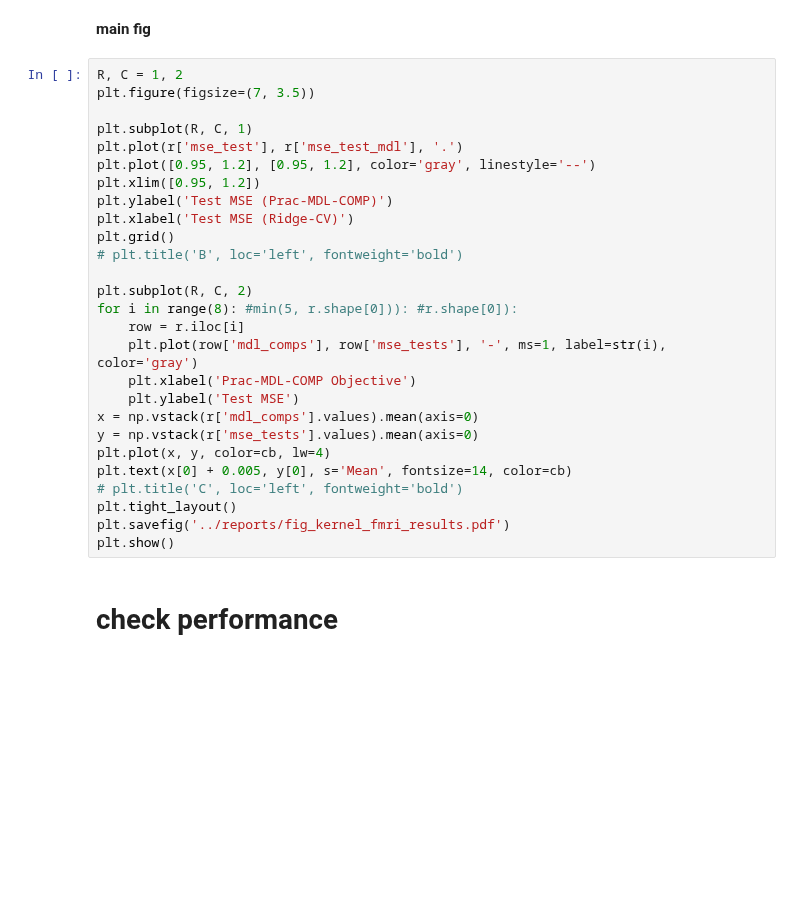
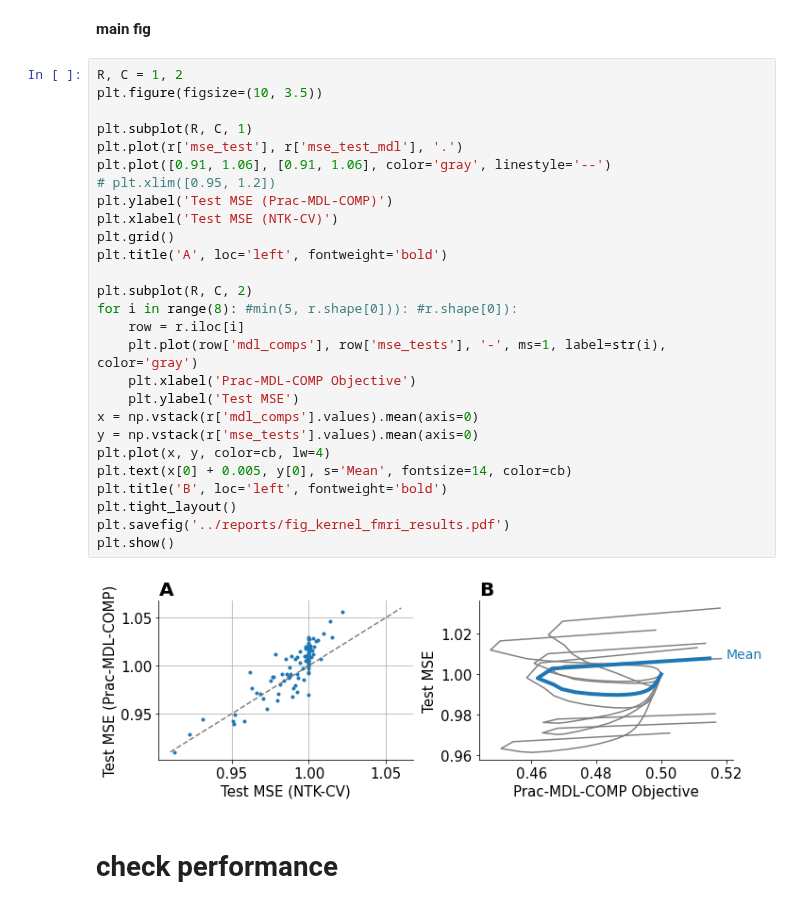
Before and after one commit to csinva/mdl-complexity, a Jupyter notebook: fmri/analyze_fmri_kernel.ipynb, the cells around one changed output. Cells and saved outputs as stored; diff of their text form; blank space fills up the shorter version.

```diff
--- a/fmri/analyze_fmri_kernel.ipynb
+++ b/fmri/analyze_fmri_kernel.ipynb
@@ -43,31 +40,33 @@ cb = '#1f77b4'
 **main fig**
 # %%
 R, C = 1, 2
-plt.figure(figsize=(7, 3.5))
+plt.figure(figsize=(10, 3.5))
 
 plt.subplot(R, C, 1)
 plt.plot(r['mse_test'], r['mse_test_mdl'], '.')
-plt.plot([0.95, 1.2], [0.95, 1.2], color='gray', linestyle='--')
-plt.xlim([0.95, 1.2])
+plt.plot([0.91, 1.06], [0.91, 1.06], color='gray', linestyle='--')
+# plt.xlim([0.95, 1.2])
 plt.ylabel('Test MSE (Prac-MDL-COMP)')
-plt.xlabel('Test MSE (Ridge-CV)')
+plt.xlabel('Test MSE (NTK-CV)')
 plt.grid()
-# plt.title('B', loc='left', fontweight='bold')
+plt.title('A', loc='left', fontweight='bold')
 
 plt.subplot(R, C, 2)
 for i in range(8): #min(5, r.shape[0])): #r.shape[0]):
     row = r.iloc[i]
     plt.plot(row['mdl_comps'], row['mse_tests'], '-', ms=1, label=str(i), color='gray')
     plt.xlabel('Prac-MDL-COMP Objective')
     plt.ylabel('Test MSE')
 x = np.vstack(r['mdl_comps'].values).mean(axis=0)
 y = np.vstack(r['mse_tests'].values).mean(axis=0)
 plt.plot(x, y, color=cb, lw=4)
 plt.text(x[0] + 0.005, y[0], s='Mean', fontsize=14, color=cb)
-# plt.title('C', loc='left', fontweight='bold')
+plt.title('B', loc='left', fontweight='bold')
 plt.tight_layout()
 plt.savefig('../reports/fig_kernel_fmri_results.pdf')
 plt.show()
+# %% [output]
+[figure, added]
 # %% [markdown]
 # check performance
 # %%
```
Also changed, not shown: parts of 6 cells of this notebook, 4 other files.
